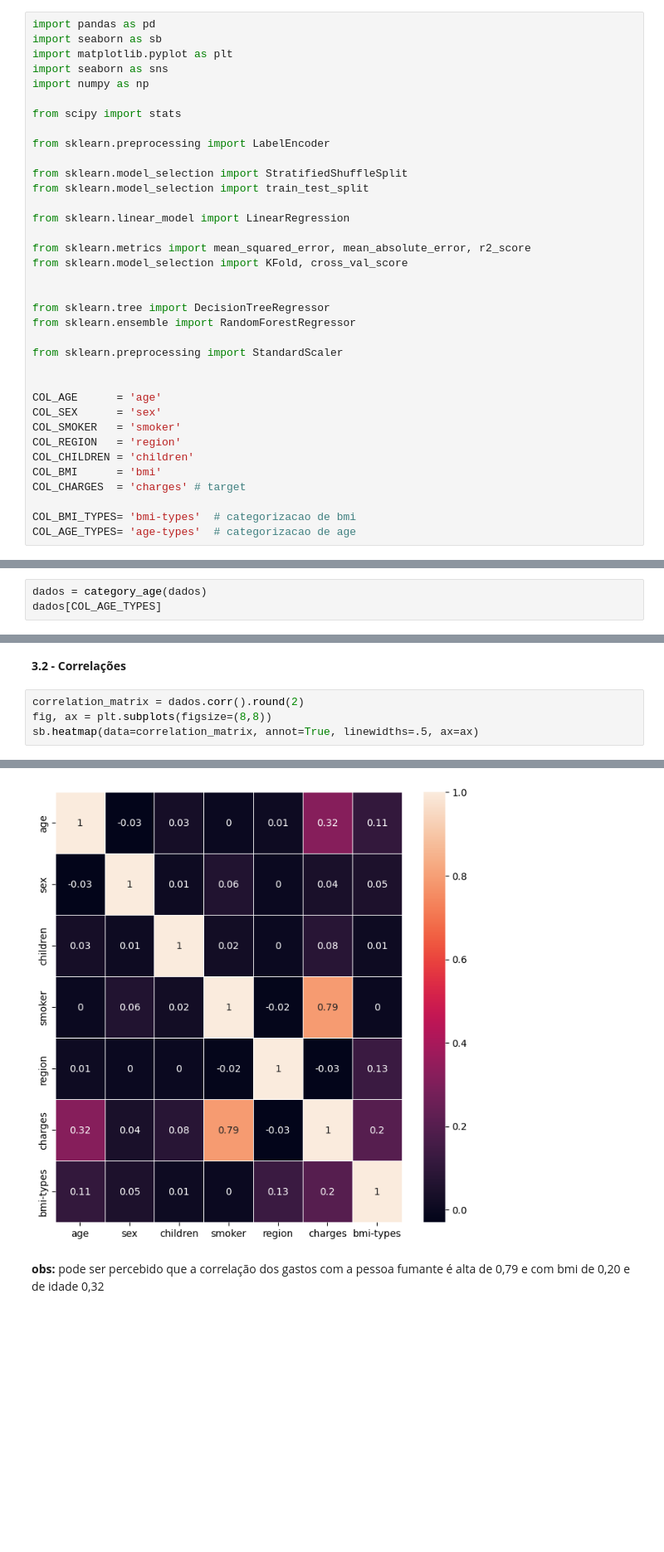
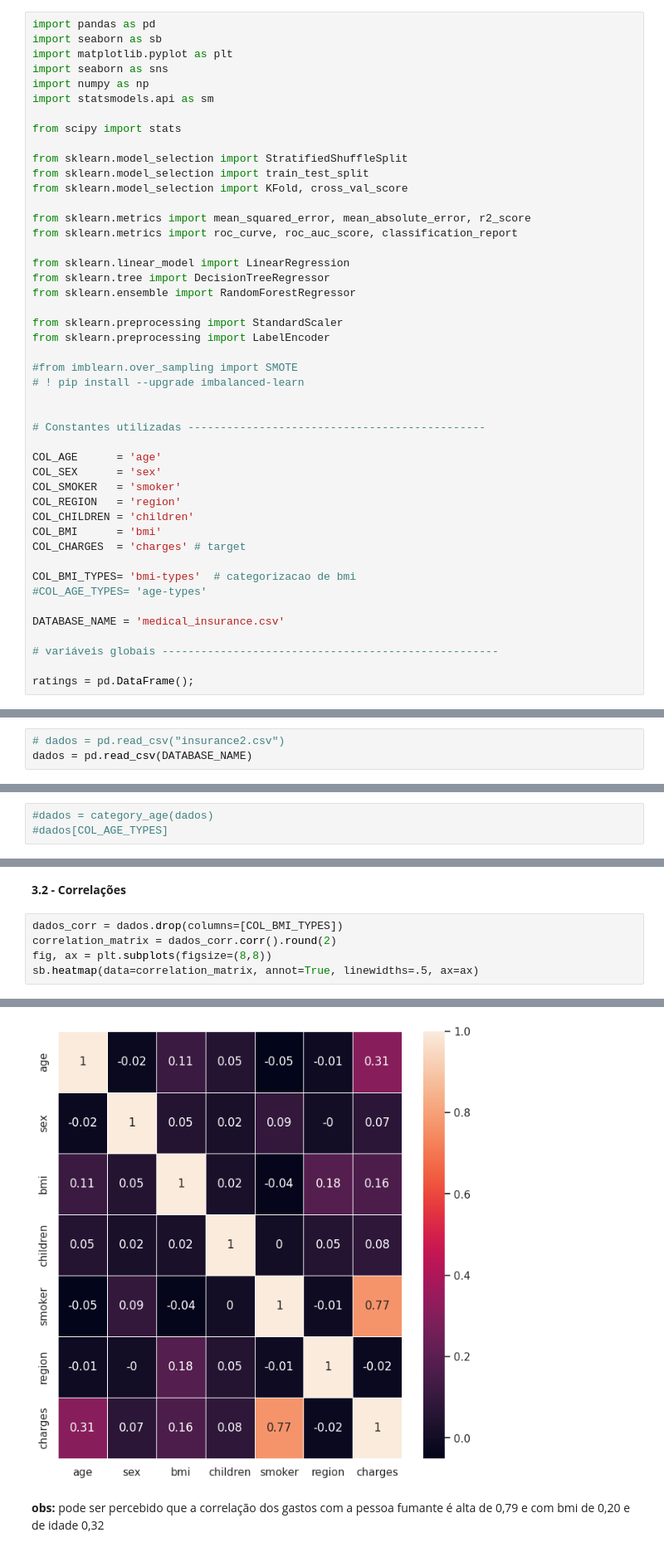
Before and after one commit to lcaffe/tech-challenge, a Jupyter notebook: tech_challenge.ipynb, the cells around one changed output, grey strips where cells are left out. Shown at 83% size. Drawn from its saved outputs; the diff is of its cells as text; blank space fills up the shorter version.

```diff
--- a/tech_challenge.ipynb
+++ b/tech_challenge.ipynb
@@ -52,25 +54,29 @@ import seaborn as sb
 import matplotlib.pyplot as plt
 import seaborn as sns
 import numpy as np
+import statsmodels.api as sm
 
 from scipy import stats
 
-from sklearn.preprocessing import LabelEncoder
-
 from sklearn.model_selection import StratifiedShuffleSplit
 from sklearn.model_selection import train_test_split
+from sklearn.model_selection import KFold, cross_val_score
+
+from sklearn.metrics import mean_squared_error, mean_absolute_error, r2_score
+from sklearn.metrics import roc_curve, roc_auc_score, classification_report
 
 from sklearn.linear_model import LinearRegression
-
-from sklearn.metrics import mean_squared_error, mean_absolute_error, r2_score
-from sklearn.model_selection import KFold, cross_val_score
-
-
 from sklearn.tree import DecisionTreeRegressor
 from sklearn.ensemble import RandomForestRegressor
 
 from sklearn.preprocessing import StandardScaler
+from sklearn.preprocessing import LabelEncoder
 
+#from imblearn.over_sampling import SMOTE
+# ! pip install --upgrade imbalanced-learn
+
+
+# Constantes utilizadas ----------------------------------------------
 
 COL_AGE      = 'age'
 COL_SEX      = 'sex'
@@ -81,4 +87,10 @@ COL_BMI      = 'bmi'
 COL_CHARGES  = 'charges' # target
 
 COL_BMI_TYPES= 'bmi-types'  # categorizacao de bmi
-COL_AGE_TYPES= 'age-types'  # categorizacao de age
+#COL_AGE_TYPES= 'age-types'
+
+DATABASE_NAME = 'medical_insurance.csv'
+
+# variáveis globais ----------------------------------------------------
+
+ratings = pd.DataFrame();
@@ -355,0 +454,3 @@ dados = pd.read_csv("medical_insurance.csv")
+# %%
+# dados = pd.read_csv("insurance2.csv")
+dados = pd.read_csv(DATABASE_NAME)
@@ -622,5 +747,5 @@ Faixas definidas pela  ANS - Agência Nacional de Saúde Suplementar:
 - 54 a 58 anos
 - 59 anos ou mais
 # %%
-dados = category_age(dados)
-dados[COL_AGE_TYPES]
+#dados = category_age(dados)
+#dados[COL_AGE_TYPES]
@@ -711,12 +806,13 @@ sb.pairplot(dados,vars=[COL_AGE, COL_CHILDREN, COL_BMI_TYPES, COL_SMOKER],hue=CO
 # %% [markdown]
 **3.2 - Correlações**
 # %%
-correlation_matrix = dados.corr().round(2)
+dados_corr = dados.drop(columns=[COL_BMI_TYPES])
+correlation_matrix = dados_corr.corr().round(2)
 fig, ax = plt.subplots(figsize=(8,8))
 sb.heatmap(data=correlation_matrix, annot=True, linewidths=.5, ax=ax)
 # %% [output]
 <Axes: >
-[figure, old version]
+[figure, new version]
 # %% [markdown]
 **obs:** pode ser percebido que a correlação dos gastos com a pessoa fumante é alta de 0,79 e com bmi de 0,20 e de idade 0,32
 # %%
```
Also changed, not shown: parts of 53 cells of this notebook.
